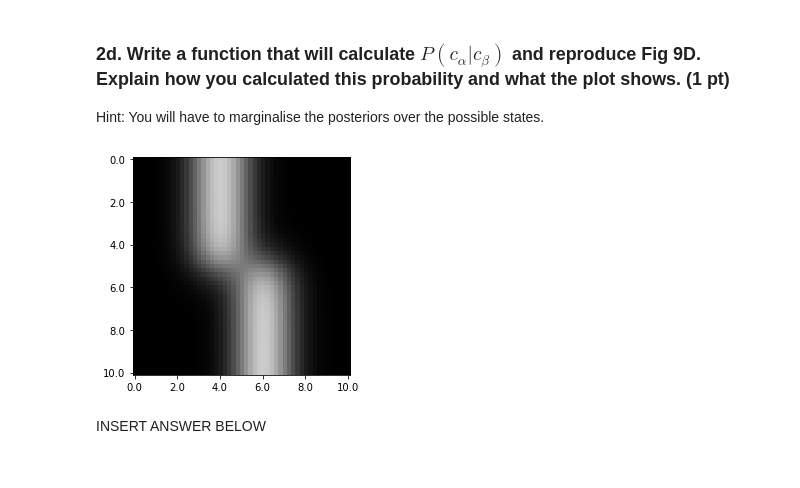
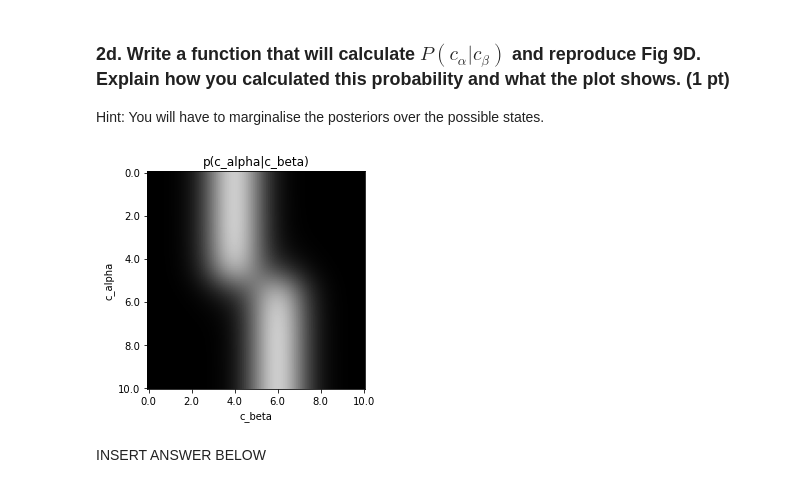
Before and after one commit to lolotta/Neural_Modeling, a Jupyter notebook: HW4/two_stage_FIRSTNAME_LASTNAME.ipynb, the cells around one changed output. Saved outputs shown, nothing was run; the diff lists cells and outputs as text; code cells hidden in the pictures.

```diff
--- a/HW4/two_stage_FIRSTNAME_LASTNAME.ipynb
+++ b/HW4/two_stage_FIRSTNAME_LASTNAME.ipynb
@@ -100,7 +106,7 @@ INSERT ANSWER BELOW
 # %%
 # INSERT CODE BELOW
 def value_at_alpha(posterior_x1, posterior_x2):
-    v_alpha = np.max((posterior_x1, posterior_x2), axis=0)
+    v_alpha = np.max((posterior_x1 * np.max(r_1), posterior_x2 * np.max(r_2)), axis=0)
     return v_alpha
 # %%
 n = 101
@@ -143,7 +152,7 @@ def get_c_alpha_given_c_beta(c_alpha, c_beta):
     c_alpha_given_c_beta = prob_c_alpha_and_c_beta / prob_c_beta
     return c_alpha_given_c_beta
 # %%
-n = 51
+n = 101
 cs = np.linspace(0,10,n)
 
 ps = np.zeros(shape=(n,n))
@@ -153,11 +162,14 @@ for c_beta in range(cs.shape[0]):
 # %%
 plt.imshow(ps, cmap='gray', vmin=0, vmax=1)
 ticks = np.linspace(0,10,6)
 plt.xticks(ticks*(n//10), ticks)
 plt.yticks(ticks*(n//10), ticks)
+plt.xlabel("c_beta")
+plt.ylabel("c_alpha")
+plt.title("p(c_alpha|c_beta)")
 plt.show()
 # %% [output]
-[figure, old version]
+[figure, new version]
 # %% [markdown]
 INSERT ANSWER BELOW
 # %% [markdown]
```
Also changed, not shown: parts of 14 cells of this notebook.
